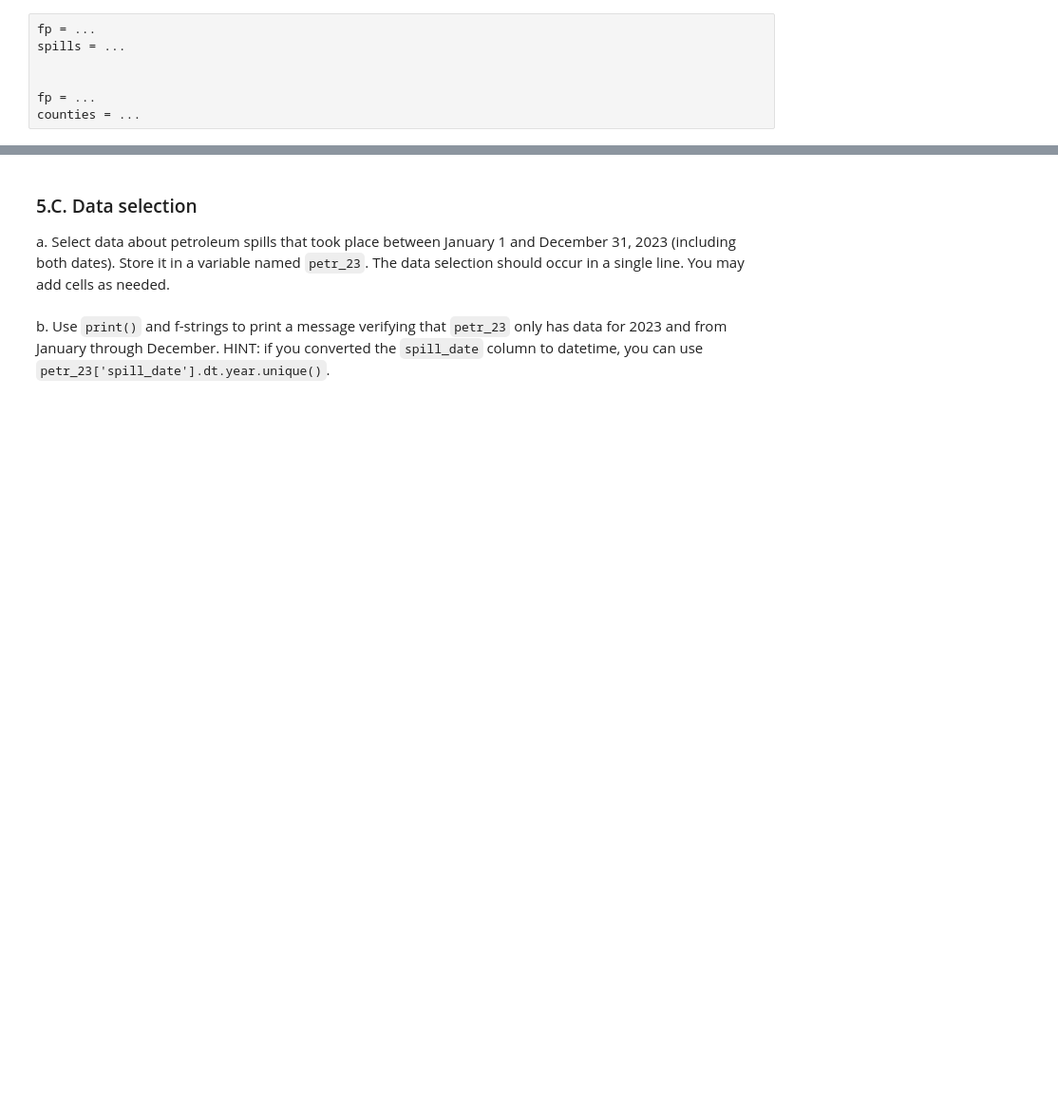
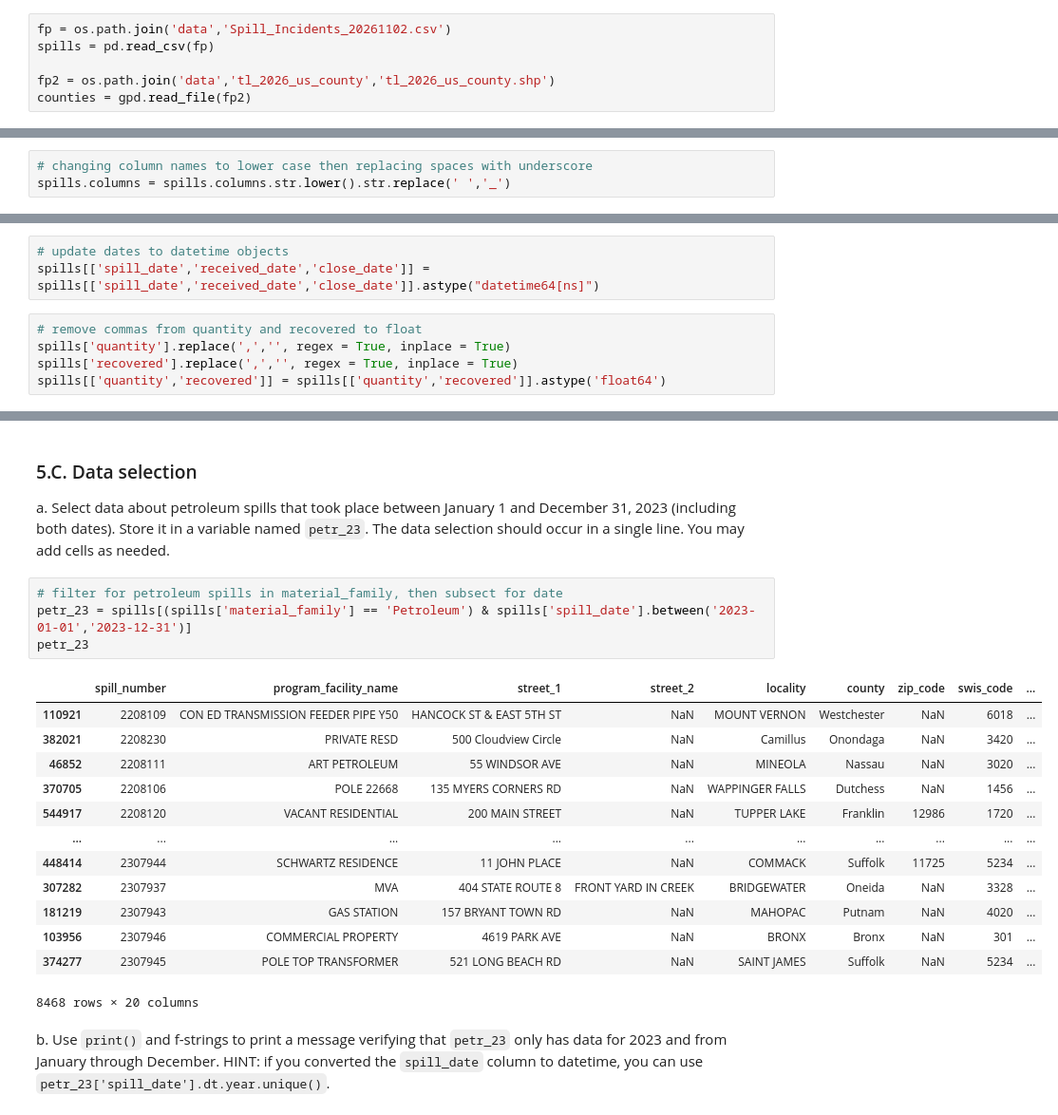
Before and after one commit to kloo49/eds220-hwk3-kloo, a Jupyter notebook: hwk3-task2-spills.ipynb, the cells around one changed output, grey strips where cells are left out. Shown at 95% size. Saved outputs shown, nothing was run; the diff lists cells and outputs as text; blank space fills up the shorter version.

Commit message:
loaded, cleaned, aggregated data

```diff
--- a/hwk3-task2-spills.ipynb
+++ b/hwk3-task2-spills.ipynb
@@ -90,12 +90,11 @@ In the next cell:
 
 If you are using file paths to access the data, these should be constructed using the `os` package.
 # %%
-fp = ...
-spills = ...
+fp = os.path.join('data','Spill_Incidents_20261102.csv')
+spills = pd.read_csv(fp)
 
-
-fp = ...
-counties = ...
+fp2 = os.path.join('data','tl_2026_us_county','tl_2026_us_county.shp')
+counties = gpd.read_file(fp2)
 # %% [markdown]
 <!-- BEGIN QUESTION -->
 
@@ -136,9 +185,20 @@ _Type your answer here, replacing this text._
 
 ### 5.B. Cleaning
 a. Simplify column names as needed.
+# %%
+# changing column names to lower case then replacing spaces with underscore
+spills.columns = spills.columns.str.lower().str.replace(' ','_')
 # %% [markdown]
 <!-- END QUESTION -->
 
 <!-- BEGIN QUESTION -->
 
 b. Update column data types as needed.
+# %%
+# update dates to datetime objects
+spills[['spill_date','received_date','close_date']] = spills[['spill_date','received_date','close_date']].astype("datetime64[ns]")
+# %%
+# remove commas from quantity and recovered to float
+spills['quantity'].replace(',','', regex = True, inplace = True)
+spills['recovered'].replace(',','', regex = True, inplace = True)
+spills[['quantity','recovered']] = spills[['quantity','recovered']].astype('float64')
@@ -150,6 +243,24 @@ b. Update column data types as needed.
 ### 5.C. Data selection
 
 a. Select data about petroleum spills that took place between January 1 and December 31, 2023 (including both dates). Store it in a variable named `petr_23`. The data selection should occur in a single line. You may add cells as needed.
+# %%
+# filter for petroleum spills in material_family, then subsect for date
+petr_23 = spills[(spills['material_family'] == 'Petroleum') & spills['spill_date'].between('2023-01-01','2023-12-31')]
+petr_23
+# %% [output]
+|  | spill_number | program_facility_name | street_1 | street_2 | locality | county | zip_code | swis_code | ... |
+| 110921 | 2208109 | CON ED TRANSMISSION FEEDER PIPE Y50 | HANCOCK ST & EAST 5TH ST | NaN | MOUNT VERNON | Westchester | NaN | 6018 | ... |
+| 382021 | 2208230 | PRIVATE RESD | 500 Cloudview Circle | NaN | Camillus | Onondaga | NaN | 3420 | ... |
+| 46852 | 2208111 | ART PETROLEUM | 55 WINDSOR AVE | NaN | MINEOLA | Nassau | NaN | 3020 | ... |
+| 370705 | 2208106 | POLE 22668 | 135 MYERS CORNERS RD | NaN | WAPPINGER FALLS | Dutchess | NaN | 1456 | ... |
+| 544917 | 2208120 | VACANT RESIDENTIAL | 200 MAIN STREET | NaN | TUPPER LAKE | Franklin | 12986 | 1720 | ... |
+| ... | ... | ... | ... | ... | ... | ... | ... | ... | ... |
+| 448414 | 2307944 | SCHWARTZ RESIDENCE | 11 JOHN PLACE | NaN | COMMACK | Suffolk | 11725 | 5234 | ... |
+| 307282 | 2307937 | MVA | 404 STATE ROUTE 8 | FRONT YARD IN CREEK | BRIDGEWATER | Oneida | NaN | 3328 | ... |
+| 181219 | 2307943 | GAS STATION | 157 BRYANT TOWN RD | NaN | MAHOPAC | Putnam | NaN | 4020 | ... |
+| 103956 | 2307946 | COMMERCIAL PROPERTY | 4619 PARK AVE | NaN | BRONX | Bronx | NaN | 301 | ... |
+| 374277 | 2307945 | POLE TOP TRANSFORMER | 521 LONG BEACH RD | NaN | SAINT JAMES | Suffolk | NaN | 5234 | ... |
+8468 rows × 20 columns
 # %% [markdown]
 <!-- END QUESTION -->
 
```
Also changed, not shown: parts of 13 cells of this notebook.
